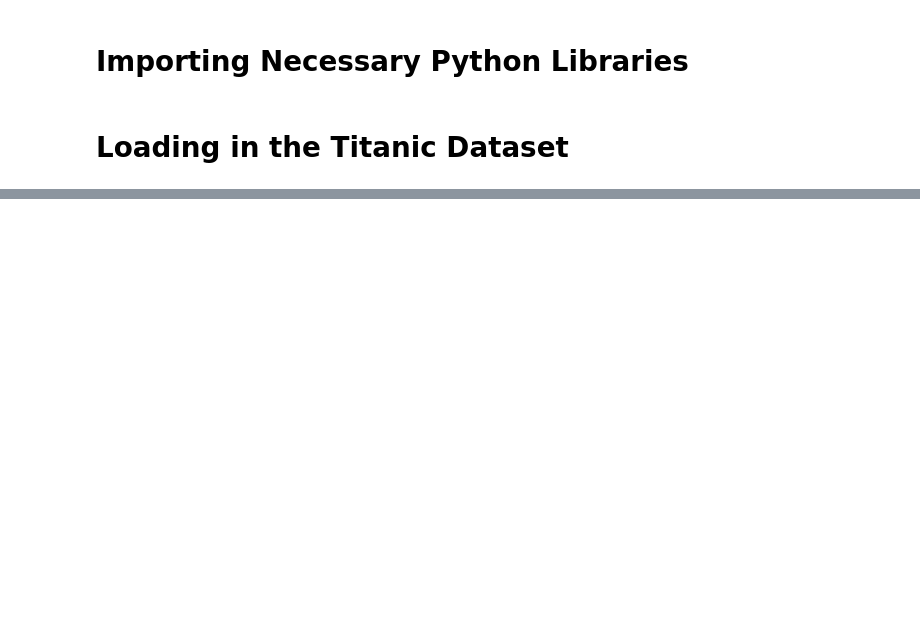
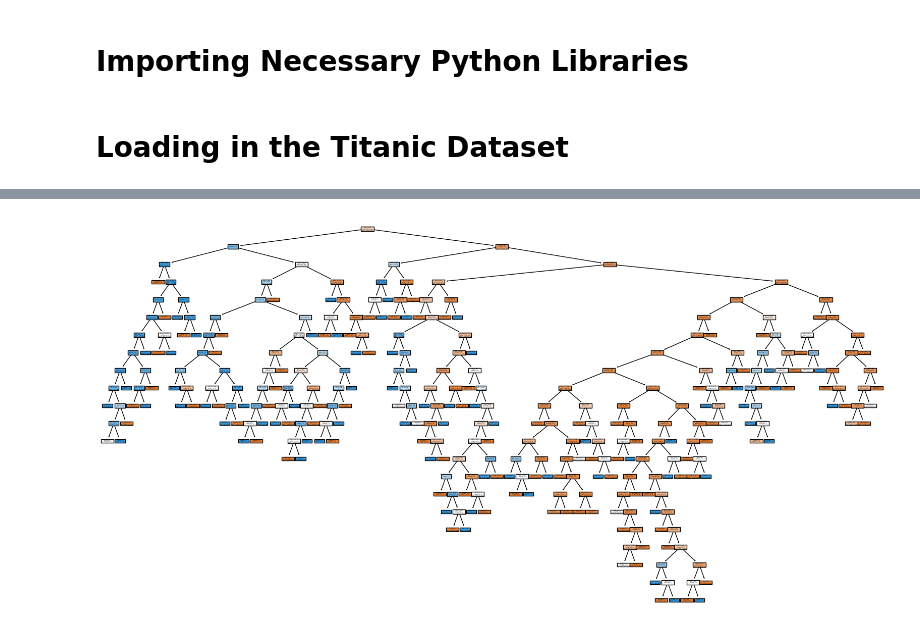
Before and after one commit to rachek253/CS_315_Group_Project, a Jupyter notebook: CS315_GroupProject.ipynb, the cells around one changed output, grey strips where cells are left out. Cells and saved outputs as stored; diff of their text form; code cells hidden in the pictures; blank space fills up the shorter version.

```diff
--- a/CS315_GroupProject.ipynb
+++ b/CS315_GroupProject.ipynb
@@ -38,0 +110,5 @@ titanic_data.head(10)
+# %%
+titanic_features = titanic_data.drop('Survived', axis = 1)
+titanic_target = titanic_data['Survived']
+# %%
+x_train, x_test, y_train, y_test = train_test_split(titanic_features, titanic_target, test_size = 0.25, random_state = 0)
@@ -38,0 +141,7 @@ titanic_data.head(10)
+# %%
+# Assuming you've already trained a DecisionTreeClassifier named `dt_model`
+plt.figure(figsize=(20,10))  # Set the figure size for better visibility
+plot_tree(decision_tree_titanic, feature_names=titanic_features.columns, class_names=['Not Survived', 'Survived'], filled=True)
+plt.show()
+# %% [output]
+[figure, added]
```
Also changed, not shown: parts of 13 cells of this notebook.
